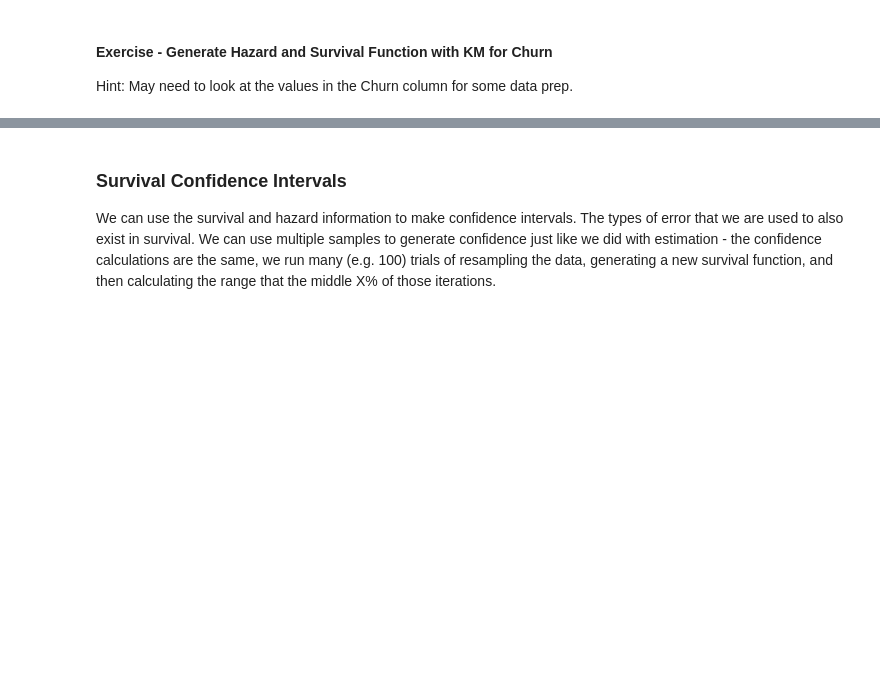
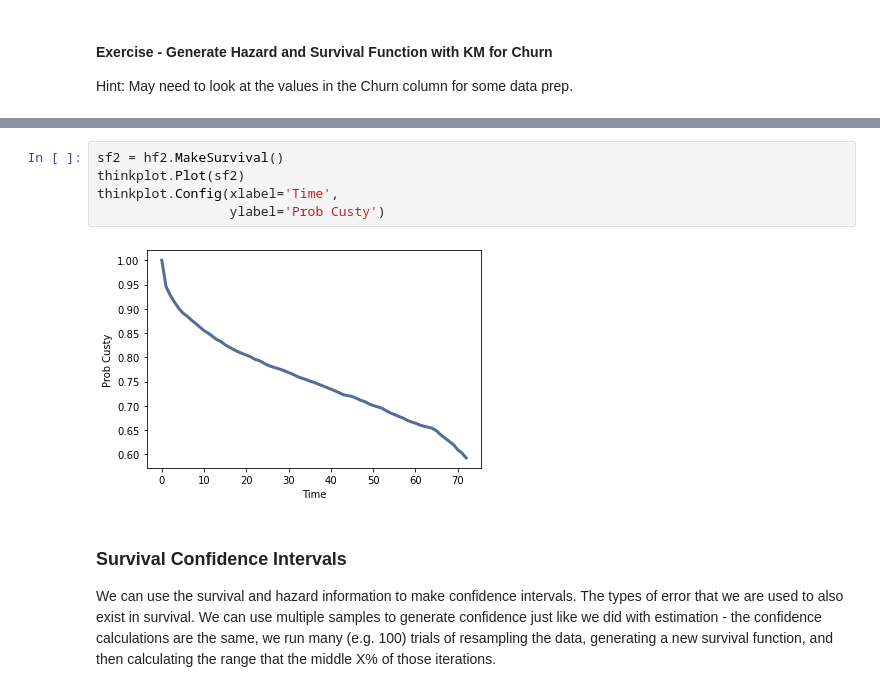
Before and after one commit to SidhST12/Basic_Stats_in_Python_Student_Workbooks, a Jupyter notebook: 029_Survival.ipynb, the cells around one changed output, grey strips where cells are left out. Saved outputs shown, nothing was run; the diff lists cells and outputs as text; blank space fills up the shorter version.

```diff
--- a/029_Survival.ipynb
+++ b/029_Survival.ipynb
@@ -254,3 +266,10 @@ Hint: May need to look at the values in the Churn column for some data prep.
+# %%
+sf2 = hf2.MakeSurvival()
+thinkplot.Plot(sf2)
+thinkplot.Config(xlabel='Time',
+                 ylabel='Prob Custy')
+# %% [output]
+[figure, added]
 # %% [markdown]
 ### Survival Confidence Intervals
 
```
Also changed, not shown: parts of 1 cell of this notebook.
